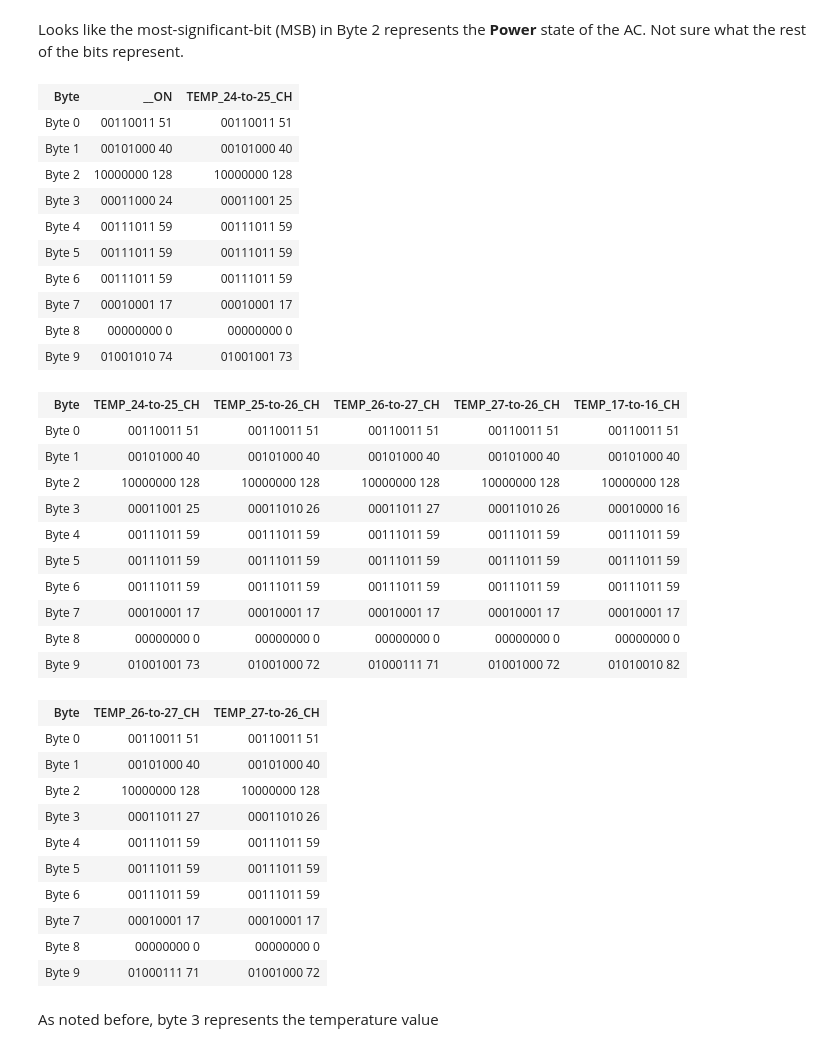
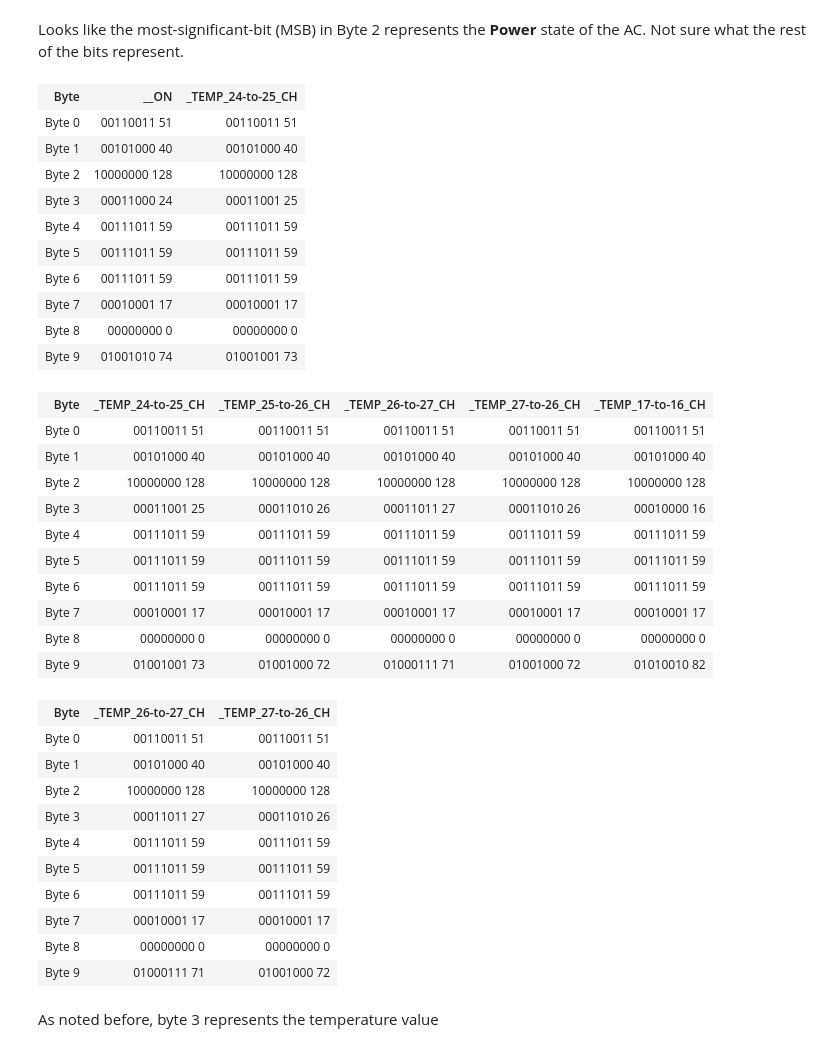
Before and after one commit to Shresht7/esphome-voltas-ac-climate-ir, a Jupyter notebook: protocol/notebook.ipynb, the cells around one changed output. Drawn from its saved outputs; the diff is of its cells as text; code cells hidden in the pictures.

```diff
--- a/protocol/notebook.ipynb
+++ b/protocol/notebook.ipynb
@@ -504,9 +504,9 @@ diff("__OFF", "__ON")
 # %% [markdown]
 Looks like the most-significant-bit (MSB) in Byte 2 represents the **Power** state of the AC. Not sure what the rest of the bits represent.
 # %%
-diff("__ON", "TEMP_24-to-25_CH")
+diff("__ON", "_TEMP_24-to-25_CH")
 # %% [output]
-| Byte | __ON | TEMP_24-to-25_CH |
+| Byte | __ON | _TEMP_24-to-25_CH |
 | Byte 0 | 00110011 51 | 00110011 51 |
 | Byte 1 | 00101000 40 | 00101000 40 |
 | Byte 2 | 10000000 128 | 10000000 128 |
@@ -518,9 +518,9 @@ diff("__ON", "TEMP_24-to-25_CH")
 | Byte 8 | 00000000 0 | 00000000 0 |
 | Byte 9 | 01001010 74 | 01001001 73 |
 # %%
-diff("TEMP_24-to-25_CH", "TEMP_25-to-26_CH", "TEMP_26-to-27_CH", "TEMP_27-to-26_CH", "TEMP_17-to-16_CH")
+diff("_TEMP_24-to-25_CH", "_TEMP_25-to-26_CH", "_TEMP_26-to-27_CH", "_TEMP_27-to-26_CH", "_TEMP_17-to-16_CH")
 # %% [output]
-| Byte | TEMP_24-to-25_CH | TEMP_25-to-26_CH | TEMP_26-to-27_CH | TEMP_27-to-26_CH | TEMP_17-to-16_CH |
+| Byte | _TEMP_24-to-25_CH | _TEMP_25-to-26_CH | _TEMP_26-to-27_CH | _TEMP_27-to-26_CH | _TEMP_17-to-16_CH |
 | Byte 0 | 00110011 51 | 00110011 51 | 00110011 51 | 00110011 51 | 00110011 51 |
 | Byte 1 | 00101000 40 | 00101000 40 | 00101000 40 | 00101000 40 | 00101000 40 |
 | Byte 2 | 10000000 128 | 10000000 128 | 10000000 128 | 10000000 128 | 10000000 128 |
@@ -532,9 +532,9 @@ diff("TEMP_24-to-25_CH", "TEMP_25-to-26_CH", "TEMP_26-to-27_CH", "TEMP_27-to-26_
 | Byte 8 | 00000000 0 | 00000000 0 | 00000000 0 | 00000000 0 | 00000000 0 |
 | Byte 9 | 01001001 73 | 01001000 72 | 01000111 71 | 01001000 72 | 01010010 82 |
 # %%
-diff("TEMP_26-to-27_CH", "TEMP_27-to-26_CH")
+diff("_TEMP_26-to-27_CH", "_TEMP_27-to-26_CH")
 # %% [output]
-| Byte | TEMP_26-to-27_CH | TEMP_27-to-26_CH |
+| Byte | _TEMP_26-to-27_CH | _TEMP_27-to-26_CH |
 | Byte 0 | 00110011 51 | 00110011 51 |
 | Byte 1 | 00101000 40 | 00101000 40 |
 | Byte 2 | 10000000 128 | 10000000 128 |
```
Also changed, not shown: parts of 20 cells of this notebook, 6 other files.
